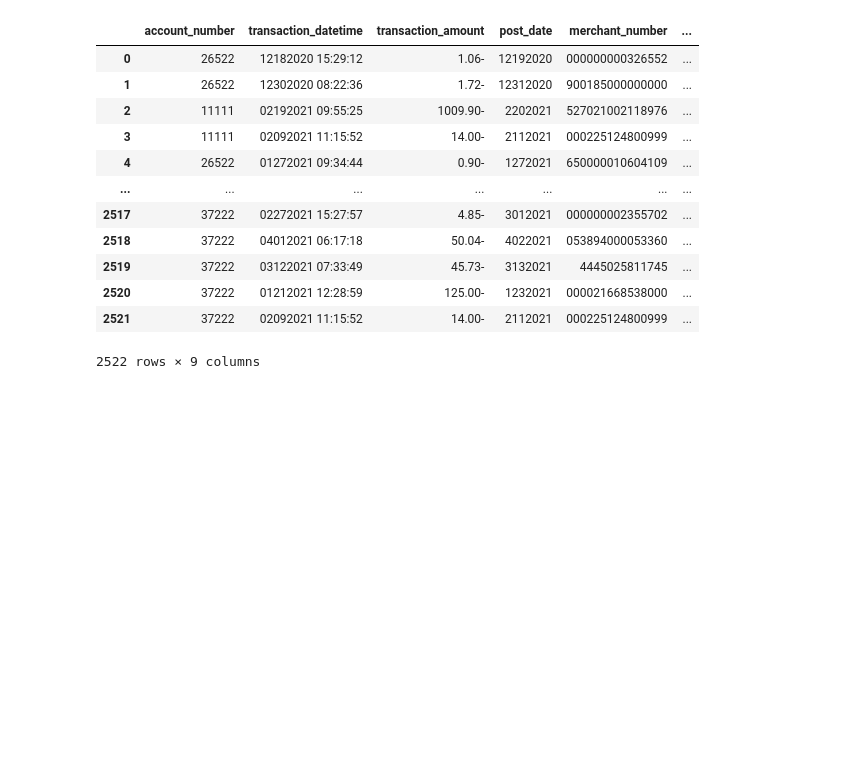
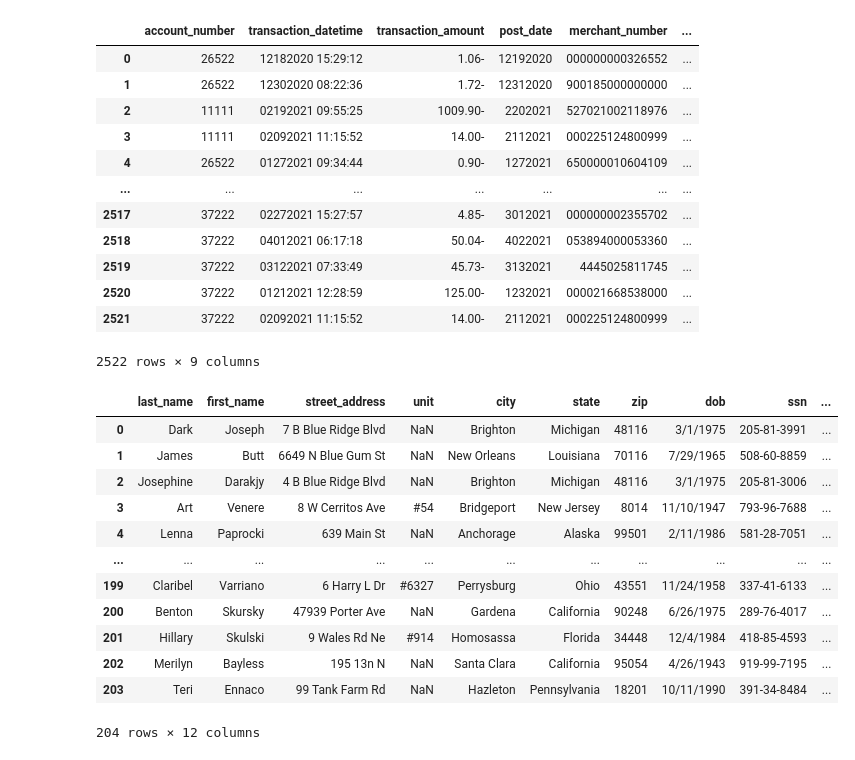
Before and after one commit to LuicelZhou/Save_Project, a Jupyter notebook: Data Preprocessing/pre_processing.ipynb, the cells around one changed output. Drawn from its saved outputs; the diff is of its cells as text; code cells hidden in the pictures; blank space fills up the shorter version.

Commit message:
Change state and name split way

```diff
--- a/Data Preprocessing/pre_processing.ipynb
+++ b/Data Preprocessing/pre_processing.ipynb
@@ -2,6 +2,7 @@
 import pandas as pd
 # %%
 transaction = pd.read_csv('transactions.csv')
+account = pd.read_csv('account_info.csv')
 # %%
 display(transaction)
 # %% [output]
@@ -129,6 +130,8 @@ transaction['merchant_name'] = transaction['merchant_name'].map(lambda x: x.repl
 # %%
 # mapping abbrevations with will state name
 transaction['merchant_state'] = transaction['merchant_state'].map(lambda x: states_lists[x] if x in states else x)
+
+account[' state'] = account[' state'].map(lambda x: states_lists[x] if x in states else x)
 # %%
 transaction
 # %% [output]
@@ -145,5 +148,21 @@ transaction
 | 2520 | 37222 | 01212021 12:28:59 | 125.00- | 1232021 | 000021668538000 | ... |
 | 2521 | 37222 | 02092021 11:15:52 | 14.00- | 2112021 | 000225124800999 | ... |
 2522 rows × 9 columns
+# %%
+account
+# %% [output]
+|  | last_name | first_name | street_address | unit | city | state | zip | dob | ssn | ... |
+| 0 | Dark | Joseph | 7 B Blue Ridge Blvd | NaN | Brighton | Michigan | 48116 | 3/1/1975 | 205-81-3991 | ... |
+| 1 | James | Butt | 6649 N Blue Gum St | NaN | New Orleans | Louisiana | 70116 | 7/29/1965 | 508-60-8859 | ... |
+| 2 | Josephine | Darakjy | 4 B Blue Ridge Blvd | NaN | Brighton | Michigan | 48116 | 3/1/1975 | 205-81-3006 | ... |
+| 3 | Art | Venere | 8 W Cerritos Ave | #54 | Bridgeport | New Jersey | 8014 | 11/10/1947 | 793-96-7688 | ... |
+| 4 | Lenna | Paprocki | 639 Main St | NaN | Anchorage | Alaska | 99501 | 2/11/1986 | 581-28-7051 | ... |
+| ... | ... | ... | ... | ... | ... | ... | ... | ... | ... | ... |
+| 199 | Claribel | Varriano | 6 Harry L Dr | #6327 | Perrysburg | Ohio | 43551 | 11/24/1958 | 337-41-6133 | ... |
+| 200 | Benton | Skursky | 47939 Porter Ave | NaN | Gardena | California | 90248 | 6/26/1975 | 289-76-4017 | ... |
+| 201 | Hillary | Skulski | 9 Wales Rd Ne | #914 | Homosassa | Florida | 34448 | 12/4/1984 | 418-85-4593 | ... |
+| 202 | Merilyn | Bayless | 195 13n N | NaN | Santa Clara | California | 95054 | 4/26/1943 | 919-99-7195 | ... |
+| 203 | Teri | Ennaco | 99 Tank Farm Rd | NaN | Hazleton | Pennsylvania | 18201 | 10/11/1990 | 391-34-8484 | ... |
+204 rows × 12 columns
 # %%
 transaction.to_csv('transaction_cleaned.csv', index=False)
```
Also changed, not shown: 1 other file.
